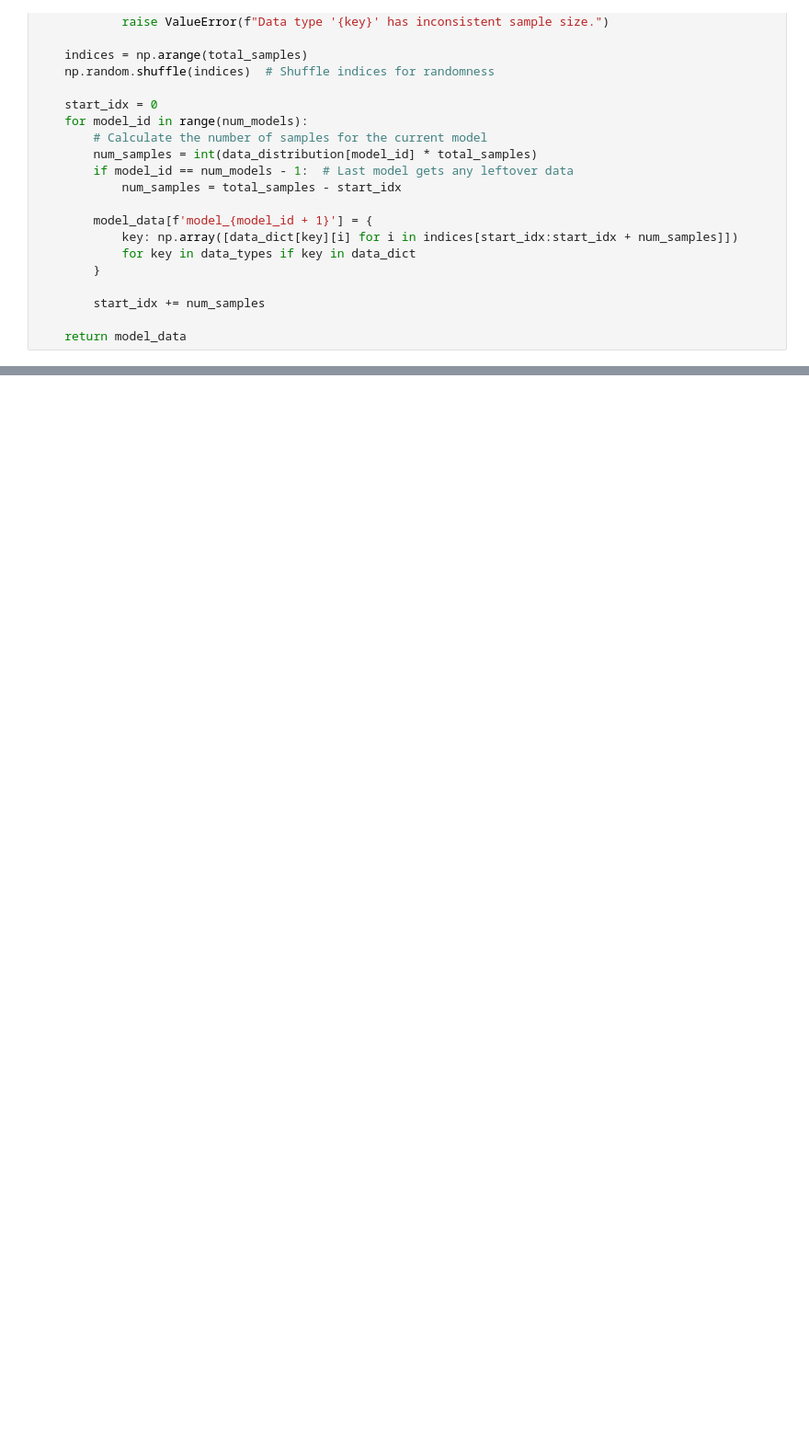
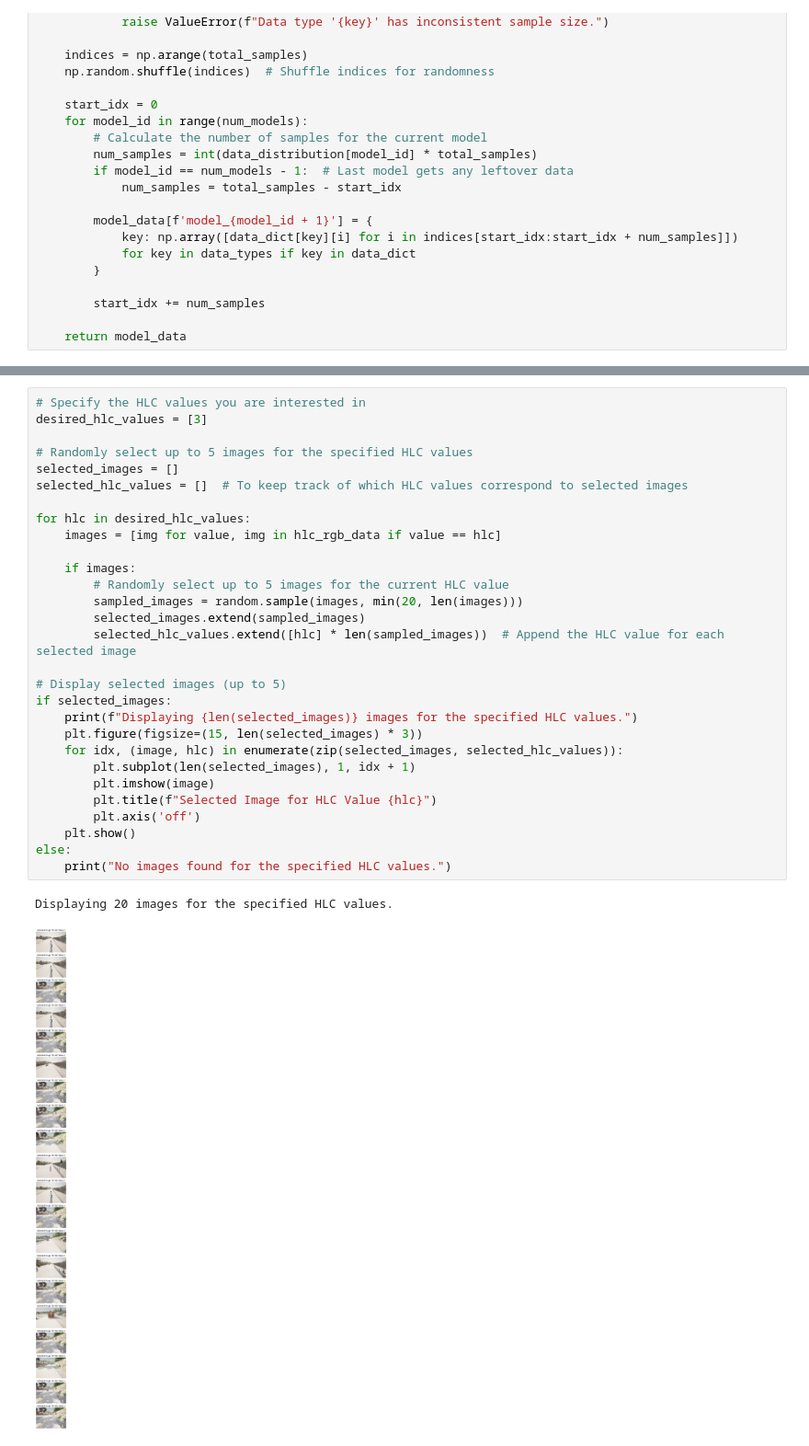
Before and after one commit to UmarBalak/Major-Project, a Jupyter notebook: AdaptFL2.ipynb, the cells around one changed output, grey strips where cells are left out. Shown at 92% size. Cells and saved outputs as stored; diff of their text form; blank space fills up the shorter version.

```diff
--- a/AdaptFL2.ipynb
+++ b/AdaptFL2.ipynb
@@ -378,0 +505,32 @@ for model_id, data in model_data.items():
+# %%
+# Specify the HLC values you are interested in
+desired_hlc_values = [3]
+
+# Randomly select up to 5 images for the specified HLC values
+selected_images = []
+selected_hlc_values = []  # To keep track of which HLC values correspond to selected images
+
+for hlc in desired_hlc_values:
+    images = [img for value, img in hlc_rgb_data if value == hlc]
+
+    if images:
+        # Randomly select up to 5 images for the current HLC value
+        sampled_images = random.sample(images, min(20, len(images)))
+        selected_images.extend(sampled_images)
+        selected_hlc_values.extend([hlc] * len(sampled_images))  # Append the HLC value for each selected image
+
+# Display selected images (up to 5)
+if selected_images:
+    print(f"Displaying {len(selected_images)} images for the specified HLC values.")
+    plt.figure(figsize=(15, len(selected_images) * 3))
+    for idx, (image, hlc) in enumerate(zip(selected_images, selected_hlc_values)):
+        plt.subplot(len(selected_images), 1, idx + 1)
+        plt.imshow(image)
+        plt.title(f"Selected Image for HLC Value {hlc}")
+        plt.axis('off')
+    plt.show()
+else:
+    print("No images found for the specified HLC values.")
+# %% [output]
+Displaying 20 images for the specified HLC values.
+[figure, added]
```
Also changed, not shown: parts of 8 cells of this notebook.
